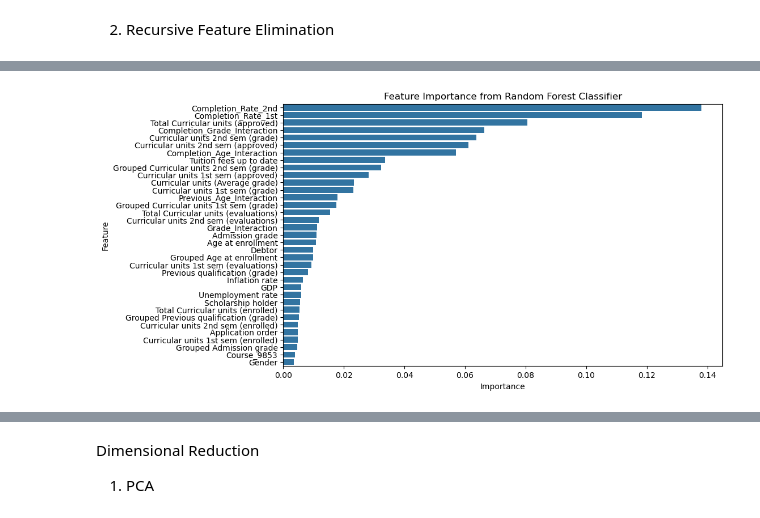
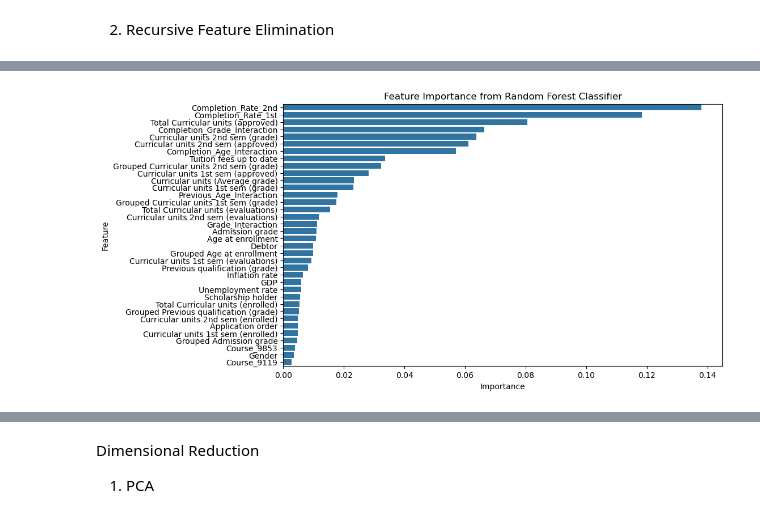
Before and after one commit to ChidiUmeh/3signet-Projects, a Jupyter notebook: week 3 Task/features.ipynb, the cells around one changed output, grey strips where cells are left out. Saved outputs shown, nothing was run; the diff lists cells and outputs as text; code cells hidden in the pictures.

```diff
--- a/week 3 Task/features.ipynb
+++ b/week 3 Task/features.ipynb
@@ -87,6 +87,7 @@ dtypes: category(1), float64(90), int64(15)
 memory usage: 2.8 MB
 # %%
 numeric = [
+    'Age at enrollment',
 'Previous qualification (grade)',
 'Admission grade',
 'Curricular units 1st sem (enrolled)',
@@ -308,22 +291,22 @@ important_features.sort_values(by='Important', ascending=False).iloc[:35]
 # %%
 from sklearn.ensemble import RandomForestClassifier
 
 # Train the Random Forest Classifier
 model = RandomForestClassifier(random_state=42)
 model.fit(X_train, y_train)
 
 # Get feature importances
 importances = model.feature_importances_
 feature_names = X_train.columns
 
 # Create a DataFrame for visualization
 feature_importance_df = pd.DataFrame({'Feature': feature_names, 'Importance': importances})
-feature_importance_df = feature_importance_df.sort_values(by='Importance', ascending=False).iloc[:35]
+feature_importance_df = feature_importance_df.sort_values(by='Importance', ascending=False).iloc[:36]
 
 # Plot feature importance
 plt.figure(figsize=(10, 6))
 sns.barplot(x='Importance', y='Feature', data=feature_importance_df)
 plt.title('Feature Importance from Random Forest Classifier')
 plt.show()
 # %% [output]
-[figure, old version]
+[figure, new version]
```
Also changed, not shown: parts of 15 cells of this notebook, 3 other files.
